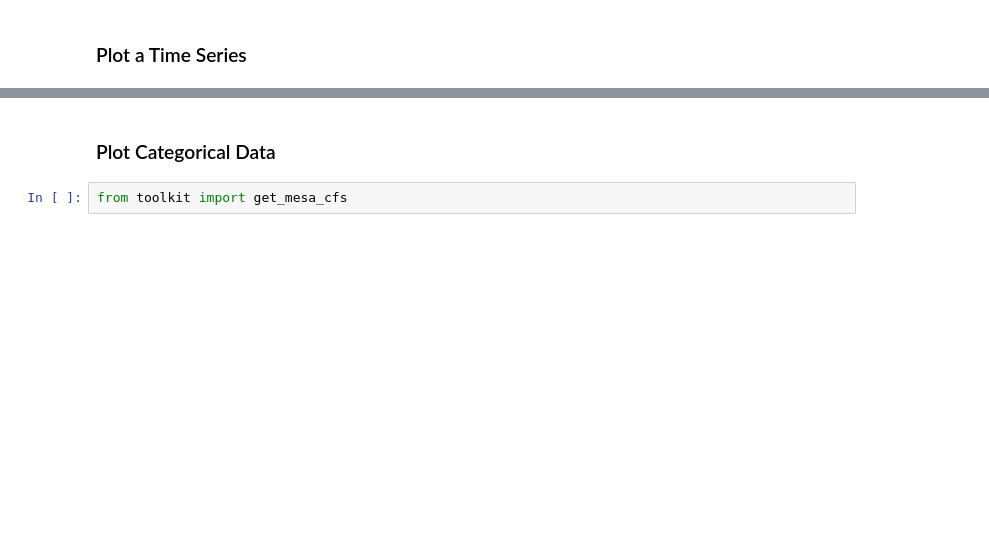
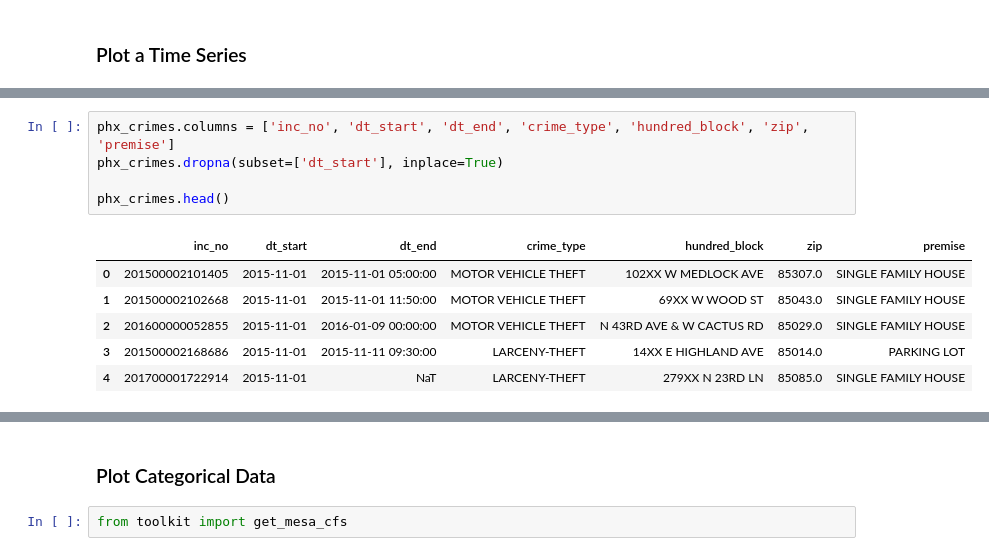
Before and after one commit to tjslezak/battle-of-the-plotting-libraries, a Jupyter notebook: data_viz_challenges.ipynb, the cells around one changed output, grey strips where cells are left out. Cells and saved outputs as stored; diff of their text form; blank space fills up the shorter version.

```diff
--- a/data_viz_challenges.ipynb
+++ b/data_viz_challenges.ipynb
@@ -30,0 +29,12 @@ stock_df.head()
+# %%
+phx_crimes.columns = ['inc_no', 'dt_start', 'dt_end', 'crime_type', 'hundred_block', 'zip', 'premise']
+phx_crimes.dropna(subset=['dt_start'], inplace=True)
+
+phx_crimes.head()
+# %% [output]
+|  | inc_no | dt_start | dt_end | crime_type | hundred_block | zip | premise |
+| 0 | 201500002101405 | 2015-11-01 | 2015-11-01 05:00:00 | MOTOR VEHICLE THEFT | 102XX W MEDLOCK AVE | 85307.0 | SINGLE FAMILY HOUSE |
+| 1 | 201500002102668 | 2015-11-01 | 2015-11-01 11:50:00 | MOTOR VEHICLE THEFT | 69XX W WOOD ST | 85043.0 | SINGLE FAMILY HOUSE |
+| 2 | 201600000052855 | 2015-11-01 | 2016-01-09 00:00:00 | MOTOR VEHICLE THEFT | N 43RD AVE & W CACTUS RD | 85029.0 | SINGLE FAMILY HOUSE |
+| 3 | 201500002168686 | 2015-11-01 | 2015-11-11 09:30:00 | LARCENY-THEFT | 14XX E HIGHLAND AVE | 85014.0 | PARKING LOT |
+| 4 | 201700001722914 | 2015-11-01 | NaT | LARCENY-THEFT | 279XX N 23RD LN | 85085.0 | SINGLE FAMILY HOUSE |
```
Also changed, not shown: parts of 15 cells of this notebook.
